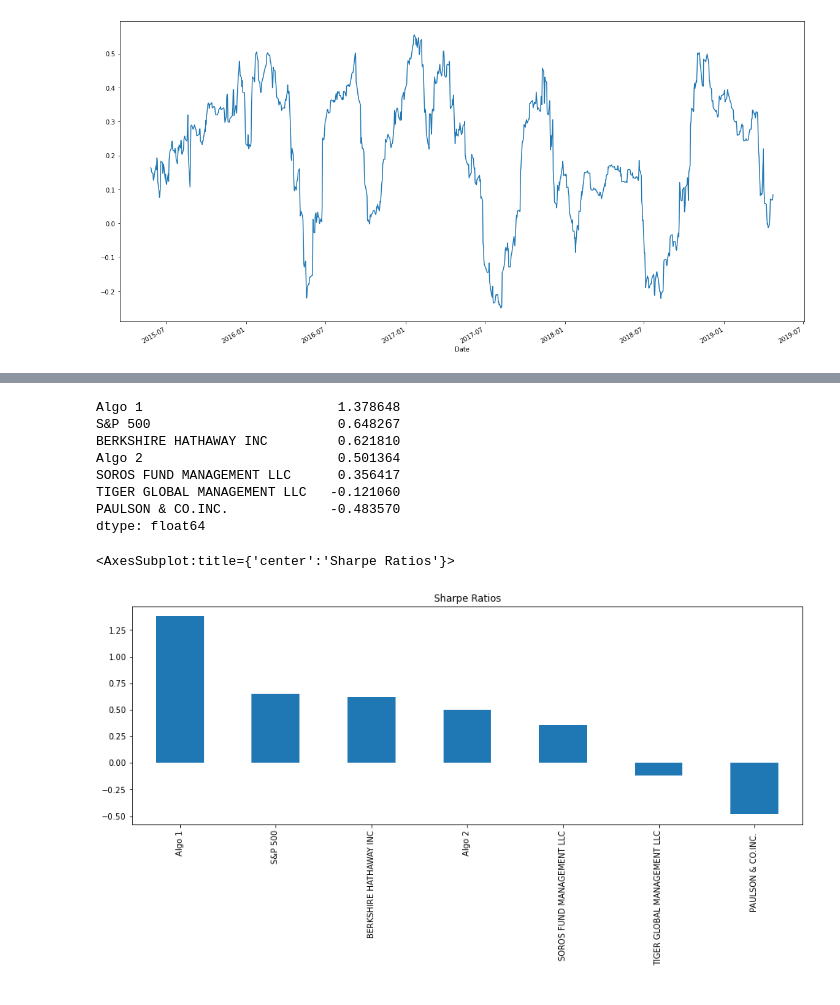
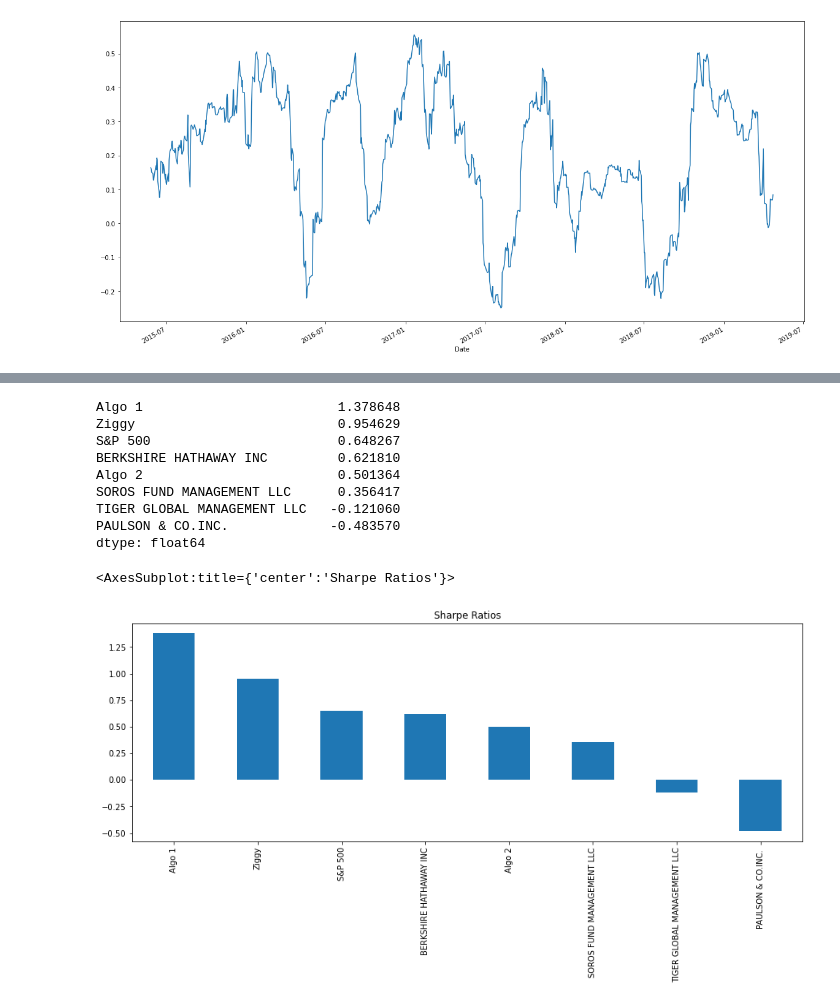
Before and after one commit to Vielufs/pandas-homework, a Jupyter notebook: pandashw.ipynb, the cells around one changed output, grey strips where cells are left out. Saved outputs shown, nothing was run; the diff lists cells and outputs as text; code cells hidden in the pictures.

```diff
--- a/pandashw.ipynb
+++ b/pandashw.ipynb
@@ -342,0 +453,4 @@ ewm_21
+# %%
+## Convwet closing prices to daily returns
+my_portfolio_returns=my_portfolio.pct_change().dropna()
+my_portfolio_returns.head()
@@ -342,0 +465,5 @@ ewm_21
+# %%
+## Getting the equally weighted returns of my portfolio
+weights=[0.2,0.2,0.2,0.2,0.2]
+weighted_returns=my_portfolio_returns.dot(weights)
+weighted_returns.head()
@@ -342,0 +478,4 @@ ewm_21
+# %%
+## Adding my portfolio to the combined portfolio
+combined_df['Ziggy']=weighted_returns
+combined_df.head()
@@ -348,10 +589,11 @@ ewm_21.plot(figsize=(20,20))
 # %%
-# Sharpe Ratio of all portfolios
-sharpe_ratio=combined_df.mean() *252 /(combined_df.std() * np.sqrt(252))
-sharpe_ratio.sort_values(ascending=False,inplace=True)
-sharpe_ratio
+## Sharpe Ratio Calculations including my portfolio
+sharpe_ratio_2=combined_df.mean() *252 /(combined_df.std() * np.sqrt(252))
+sharpe_ratio_2.sort_values(ascending=False,inplace=True)
+sharpe_ratio_2
 # %% [output]
 Algo 1                         1.378648
+Ziggy                          0.954629
 S&P 500                        0.648267
 BERKSHIRE HATHAWAY INC         0.621810
 Algo 2                         0.501364
@@ -360,7 +602,7 @@ TIGER GLOBAL MANAGEMENT LLC   -0.121060
 PAULSON & CO.INC.             -0.483570
 dtype: float64
 # %%
-sharpe_ratio.plot.bar(title="Sharpe Ratios",figsize=(15,5))
+sharpe_ratio_2.plot.bar(title="Sharpe Ratios",figsize=(15,5))
 # %% [output]
 <AxesSubplot:title={'center':'Sharpe Ratios'}>
-[figure, old version]
+[figure, new version]
```
Also changed, not shown: parts of 55 cells of this notebook, 8 other files.
